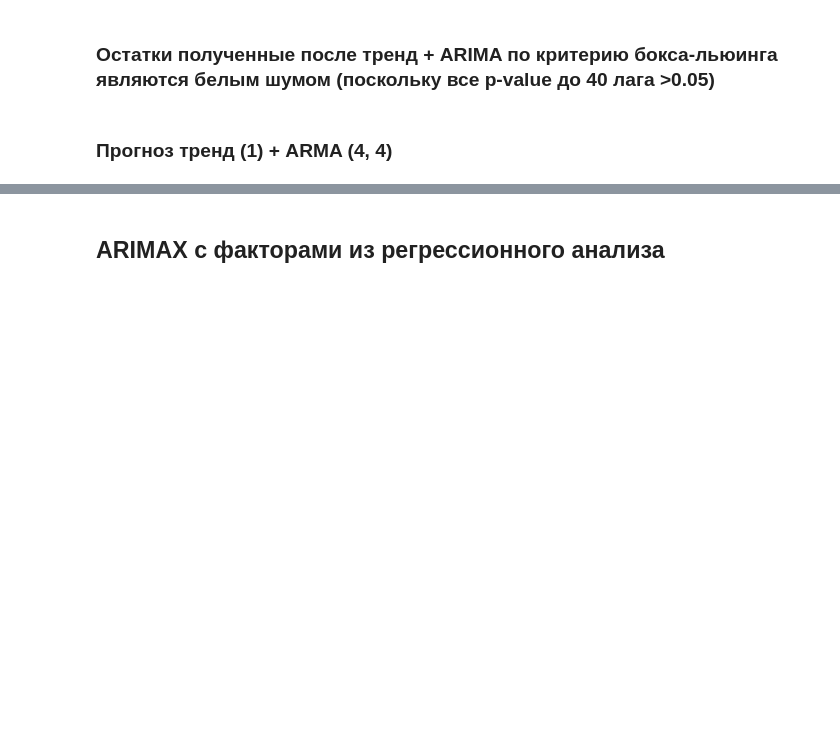
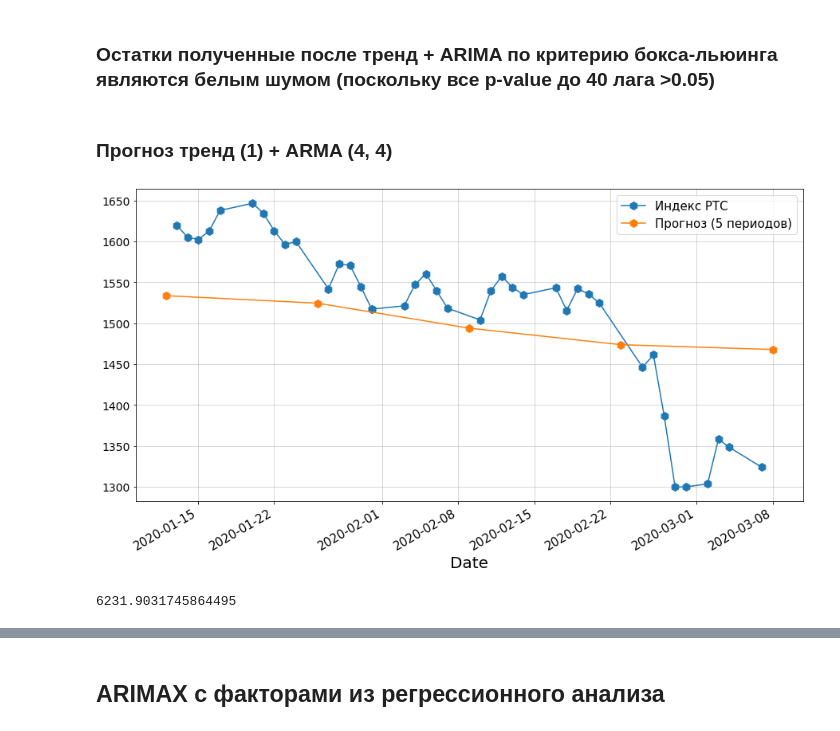
Before and after one commit to xtess16/RTSI, a Jupyter notebook: RTS.ipynb, the cells around one changed output, grey strips where cells are left out. Saved outputs shown, nothing was run; the diff lists cells and outputs as text; code cells hidden in the pictures; blank space fills up the shorter version.

```diff
--- a/RTS.ipynb
+++ b/RTS.ipynb
@@ -304,13 +399,26 @@ acorr_ljungbox(arima_by_series_remains.resid, return_df=True)
 # %% [markdown]
 ### Прогноз тренд (1) + ARMA (4, 4)
 # %%
-_ = []
+_3 = []
 for i in range(1, 300):
-    _.append(5.06432082e+02 + 4.68925631e+01*i - 5.84355075e-01*(i**2) + 2.49624085e-03*(i**3) -3.45926525e-06*(i**4))
+    _3.append(5.06432082e+02 + 4.68925631e+01*i - 5.84355075e-01*(i**2) + 2.49624085e-03*(i**3) -3.45926525e-06*(i**4))
 # %%
-series2020['2020-01-10':'2020-03-06'].plot(marker='h', markersize=10, label='Индекс РТС')
-(arima_by_series_remains.predict('2020', '2020-03') + _[287:292]).plot(marker='h', markersize=10, label='Прогноз (5 периодов)')
+_4 = series2020['2020-01-11':'2020-03-06'].copy()
+_4[datetime(2020, 3, 7)] = _4[-2]
+_4.drop(_4.index[-3:-1], inplace=True)
+_4.plot(marker='h', markersize=10, label='Индекс РТС')
+# plt.plot(pd.Series(data=_, index=predicted.index))
+(arima_by_series_remains.predict('2020', '2020-03') + _3[287:292]).plot(marker='h', markersize=10, label='Прогноз (5 периодов)')
 plt.legend()
 plt.show();
+# %% [output]
+[figure, added]
+# %%
+mse(
+    (arima_by_series_remains.predict('2020', '2020-03') + _3[287:292]),
+    series2020[series2020.index.isin(['2020-01-13', '2020-01-27', '2020-02-10', '2020-02-21', '2020-03-05'])].values
+)
+# %% [output]
+6231.9031745864495
 # %%
 plt.plot(series2020[series2020.index.isin(['2020-01-13', '2020-01-27', '2020-02-10', '2020-02-21', '2020-03-06'])].to_numpy())
```
Also changed, not shown: parts of 43 cells of this notebook, 3 other files.
